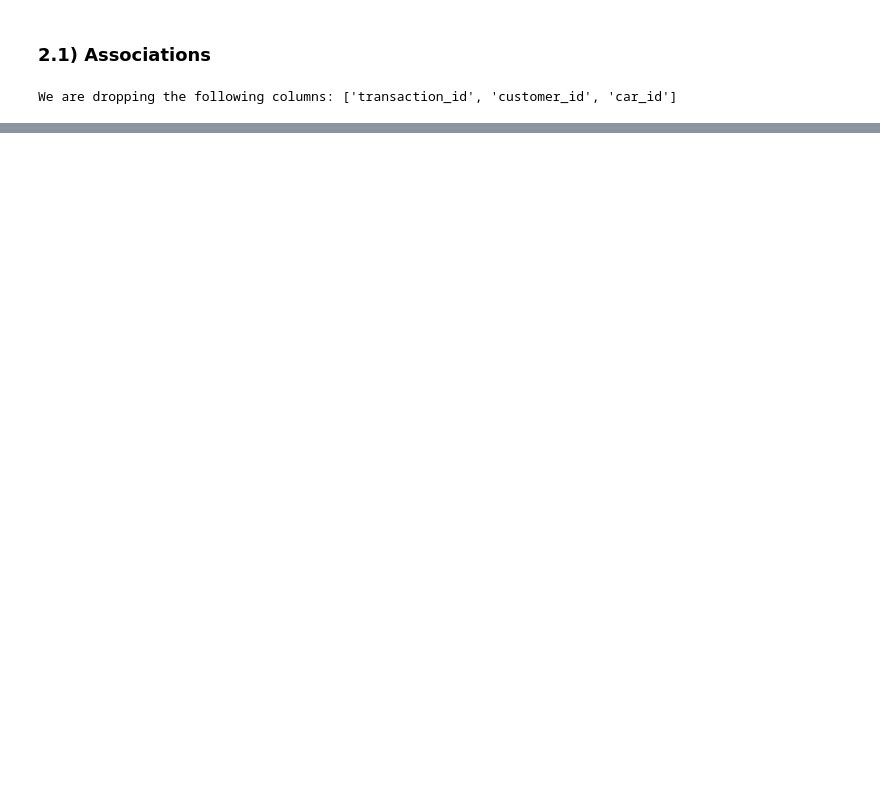
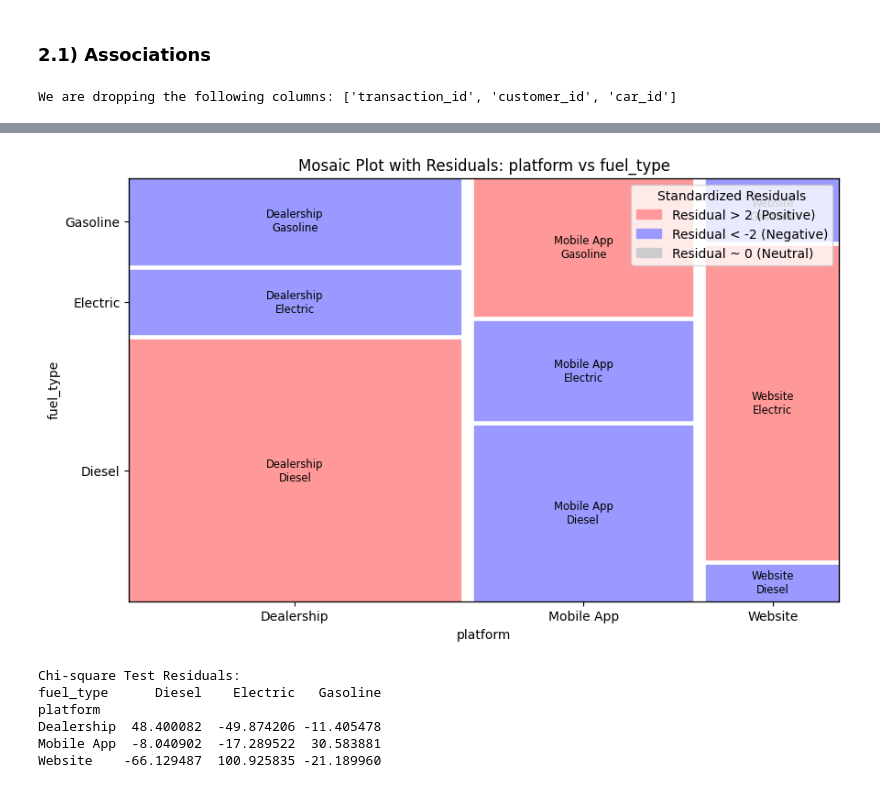
Before and after one commit to glag2/glag2-Internship-Case-2024-DEC, a Jupyter notebook: [STEP 2.4] Sales EDA.ipynb, the cells around one changed output, grey strips where cells are left out. Saved outputs shown, nothing was run; the diff lists cells and outputs as text; code cells hidden in the pictures; blank space fills up the shorter version.

```diff
--- a/[STEP 2.4] Sales EDA.ipynb
+++ b/[STEP 2.4] Sales EDA.ipynb
@@ -102,0 +119,10 @@ dtype: object
+# %%
+grafici.create_mosaic_plot_with_legend(sales, ['platform', 'fuel_type'])
+# %% [output]
+[figure, added]
+Chi-square Test Residuals:
+fuel_type      Diesel    Electric   Gasoline
+platform
+Dealership  48.400082  -49.874206 -11.405478
+Mobile App  -8.040902  -17.289522  30.583881
+Website    -66.129487  100.925835 -21.189960
```
Also changed, not shown: parts of 22 cells of this notebook, 4 other files.
